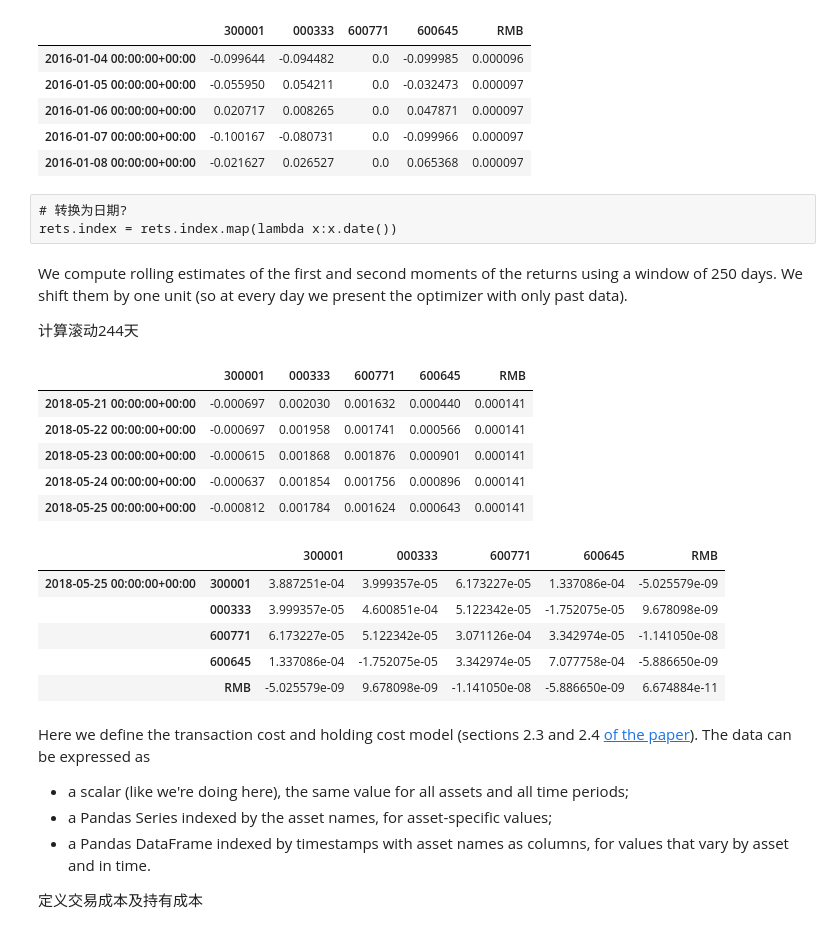
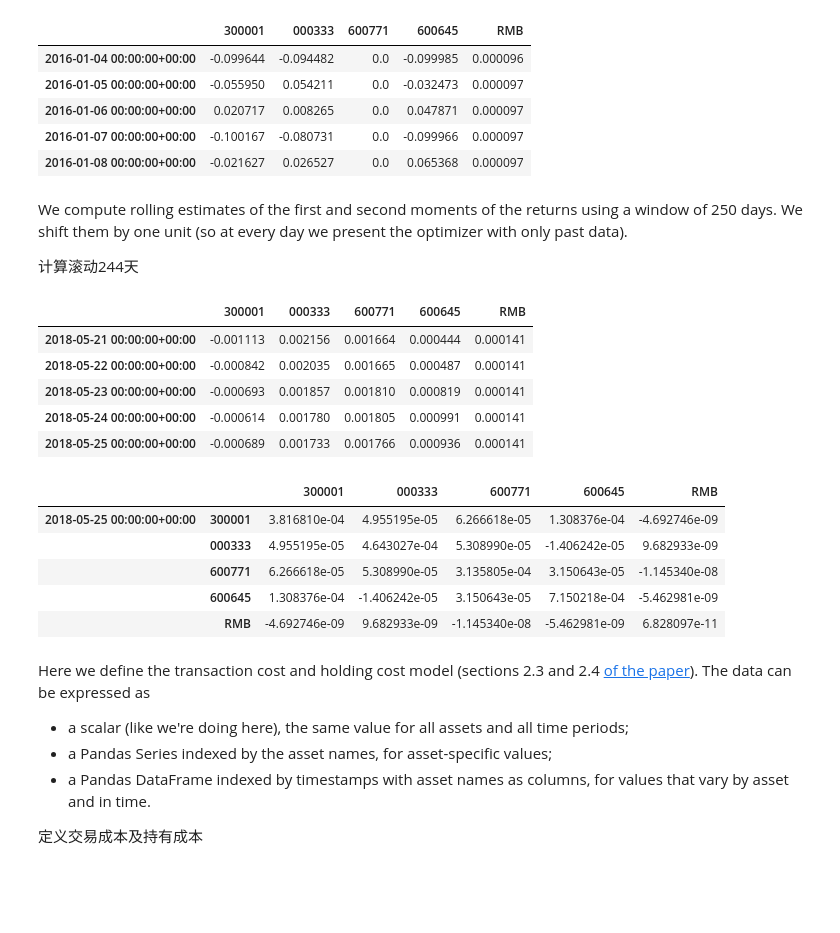
Before and after one commit to liudengfeng/cvxportfolio, a Jupyter notebook: examples_cn/HelloWorld.ipynb, the cells around one changed output. Saved outputs shown, nothing was run; the diff lists cells and outputs as text; code cells hidden in the pictures; blank space fills up the shorter version.

```diff
--- a/examples_cn/HelloWorld.ipynb
+++ b/examples_cn/HelloWorld.ipynb
@@ -38,34 +38,31 @@ rets.head()
 | 2016-01-06 00:00:00+00:00 | 0.020717 | 0.008265 | 0.0 | 0.047871 | 0.000097 |
 | 2016-01-07 00:00:00+00:00 | -0.100167 | -0.080731 | 0.0 | -0.099966 | 0.000097 |
 | 2016-01-08 00:00:00+00:00 | -0.021627 | 0.026527 | 0.0 | 0.065368 | 0.000097 |
-# %% [raw]
-# 转换为日期?
-rets.index = rets.index.map(lambda x:x.date())
 # %% [markdown]
 We compute rolling estimates of the first and second moments of the returns using a window of 250 days. We shift them by one unit (so at every day we present the optimizer with only past data).
 
 计算滚动244天
 # %%
-r_hat = rets.rolling(window=250, min_periods=250).mean().shift(1).dropna()
-Sigma_hat = rets.rolling(window=250, min_periods=250, closed='neither').cov().dropna()
+r_hat = rets.rolling(window=244, min_periods=244).mean().shift(1).dropna()
+Sigma_hat = rets.rolling(window=244, min_periods=244, closed='neither').cov().dropna()
 
 r_hat.tail()
 # %% [output]
 |  | 300001 | 000333 | 600771 | 600645 | RMB |
-| 2018-05-21 00:00:00+00:00 | -0.000697 | 0.002030 | 0.001632 | 0.000440 | 0.000141 |
-| 2018-05-22 00:00:00+00:00 | -0.000697 | 0.001958 | 0.001741 | 0.000566 | 0.000141 |
-| 2018-05-23 00:00:00+00:00 | -0.000615 | 0.001868 | 0.001876 | 0.000901 | 0.000141 |
-| 2018-05-24 00:00:00+00:00 | -0.000637 | 0.001854 | 0.001756 | 0.000896 | 0.000141 |
-| 2018-05-25 00:00:00+00:00 | -0.000812 | 0.001784 | 0.001624 | 0.000643 | 0.000141 |
+| 2018-05-21 00:00:00+00:00 | -0.001113 | 0.002156 | 0.001664 | 0.000444 | 0.000141 |
+| 2018-05-22 00:00:00+00:00 | -0.000842 | 0.002035 | 0.001665 | 0.000487 | 0.000141 |
+| 2018-05-23 00:00:00+00:00 | -0.000693 | 0.001857 | 0.001810 | 0.000819 | 0.000141 |
+| 2018-05-24 00:00:00+00:00 | -0.000614 | 0.001780 | 0.001805 | 0.000991 | 0.000141 |
+| 2018-05-25 00:00:00+00:00 | -0.000689 | 0.001733 | 0.001766 | 0.000936 | 0.000141 |
 # %%
 Sigma_hat.tail()
 # %% [output]
 |  |  | 300001 | 000333 | 600771 | 600645 | RMB |
-| 2018-05-25 00:00:00+00:00 | 300001 | 3.887251e-04 | 3.999357e-05 | 6.173227e-05 | 1.337086e-04 | -5.025579e-09 |
-|  | 000333 | 3.999357e-05 | 4.600851e-04 | 5.122342e-05 | -1.752075e-05 | 9.678098e-09 |
-|  | 600771 | 6.173227e-05 | 5.122342e-05 | 3.071126e-04 | 3.342974e-05 | -1.141050e-08 |
-|  | 600645 | 1.337086e-04 | -1.752075e-05 | 3.342974e-05 | 7.077758e-04 | -5.886650e-09 |
-|  | RMB | -5.025579e-09 | 9.678098e-09 | -1.141050e-08 | -5.886650e-09 | 6.674884e-11 |
+| 2018-05-25 00:00:00+00:00 | 300001 | 3.816810e-04 | 4.955195e-05 | 6.266618e-05 | 1.308376e-04 | -4.692746e-09 |
+|  | 000333 | 4.955195e-05 | 4.643027e-04 | 5.308990e-05 | -1.406242e-05 | 9.682933e-09 |
+|  | 600771 | 6.266618e-05 | 5.308990e-05 | 3.135805e-04 | 3.150643e-05 | -1.145340e-08 |
+|  | 600645 | 1.308376e-04 | -1.406242e-05 | 3.150643e-05 | 7.150218e-04 | -5.462981e-09 |
+|  | RMB | -4.692746e-09 | 9.682933e-09 | -1.145340e-08 | -5.462981e-09 | 6.828097e-11 |
 # %% [markdown]
 Here we define the transaction cost and holding cost model (sections 2.3 and 2.4 [of the paper](https://web.stanford.edu/~boyd/papers/cvx_portfolio.html)). The data can be expressed
 as
```
Also changed, not shown: parts of 5 cells of this notebook, 5 other files.
